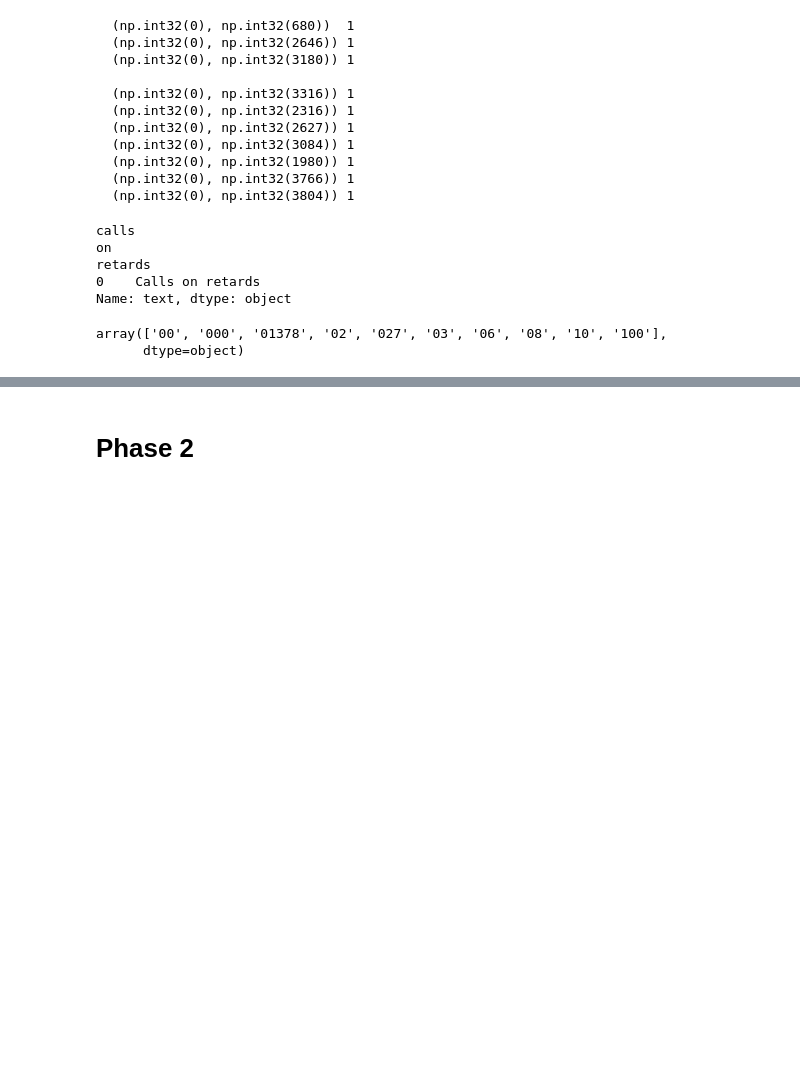
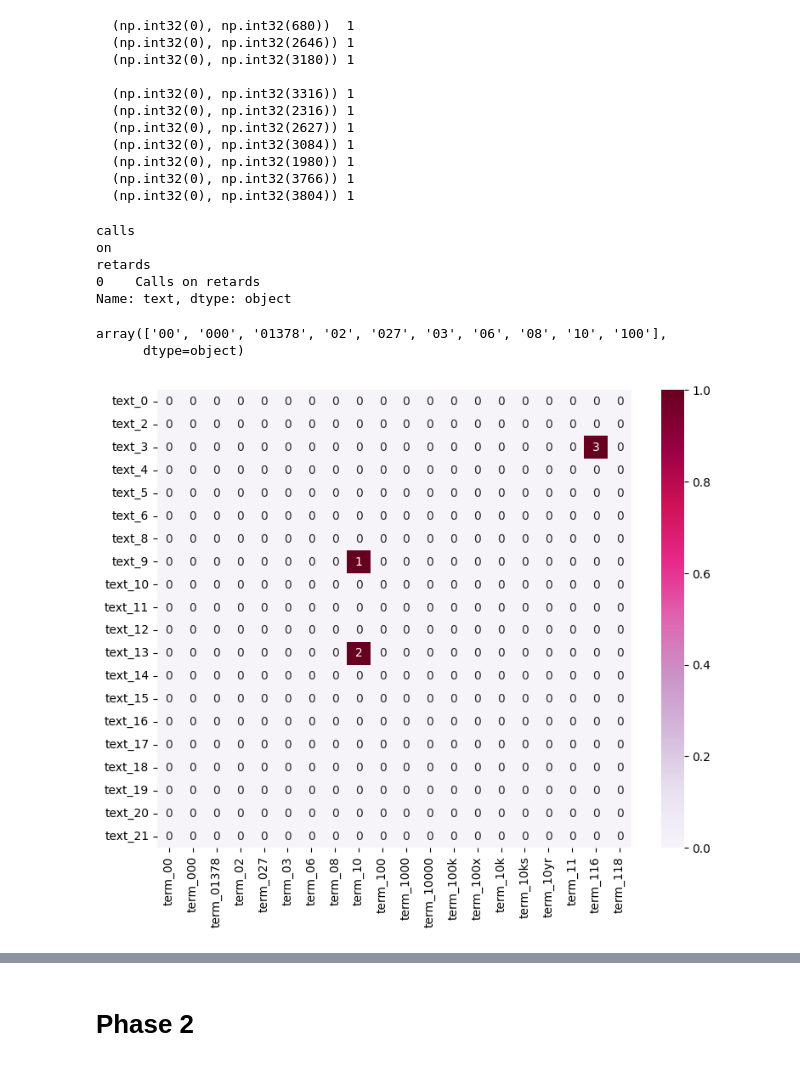
Before and after one commit to lu1hOAO/DM2025-Lab1-Exercise, a Jupyter notebook: DM2025-Lab1-Homework.ipynb, the cells around one changed output, grey strips where cells are left out. Cells and saved outputs as stored; diff of their text form; code cells hidden in the pictures; blank space fills up the shorter version.

Commit message:
finish visualization

```diff
--- a/DM2025-Lab1-Homework.ipynb
+++ b/DM2025-Lab1-Homework.ipynb
@@ -221,5 +228,5 @@ import plotly as py
 # %%
-df["unigrams"]=df["text"].apply(lambda text:dmh.tokenize_text(text))
+df["unigrams"]=df["text"].apply(lambda text:count_vect.build_analyzer()(text))
 # %%
 df[0:4]["unigrams"]
 # %% [output]
@@ -236,7 +243,6 @@ Index(['type', 'datetime', 'subreddit', 'title', 'upvotes', 'text',
        'unigrams'],
       dtype='object')
 # %%
-count_vect=CountVectorizer()
 df_counts=count_vect.fit_transform(df.text)
 print(df_counts.shape)
 # %% [output]
@@ -273,3 +279,18 @@ count_vect.get_feature_names_out()[0:10]
 # %% [output]
 array(['00', '000', '01378', '02', '027', '03', '06', '08', '10', '100'],
       dtype=object)
+# %%
+plot_x=["term_"+str(i) for i in count_vect.get_feature_names_out()[0:20]]
+# %%
+plot_y=["text_"+str(i) for i in list(df.index)[0:20]]
+# %%
+plot_z = df_counts[0:20, 0:20].toarray()
+import seaborn as sns
+
+df_todraw = pd.DataFrame(plot_z, columns = plot_x, index = plot_y)
+plt.subplots(figsize=(9, 7))
+head_map= sns.heatmap(df_todraw,
+                 cmap="PuRd",
+                 vmin=0, vmax=1, annot=True)
+# %% [output]
+[figure, added]
```
Also changed, not shown: parts of 12 cells of this notebook, 1 other file.
